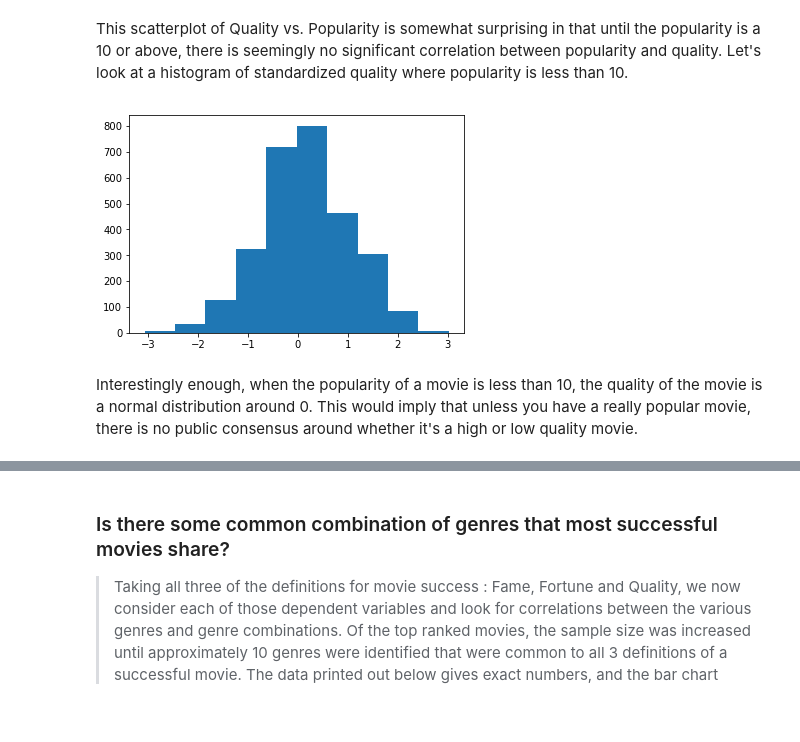
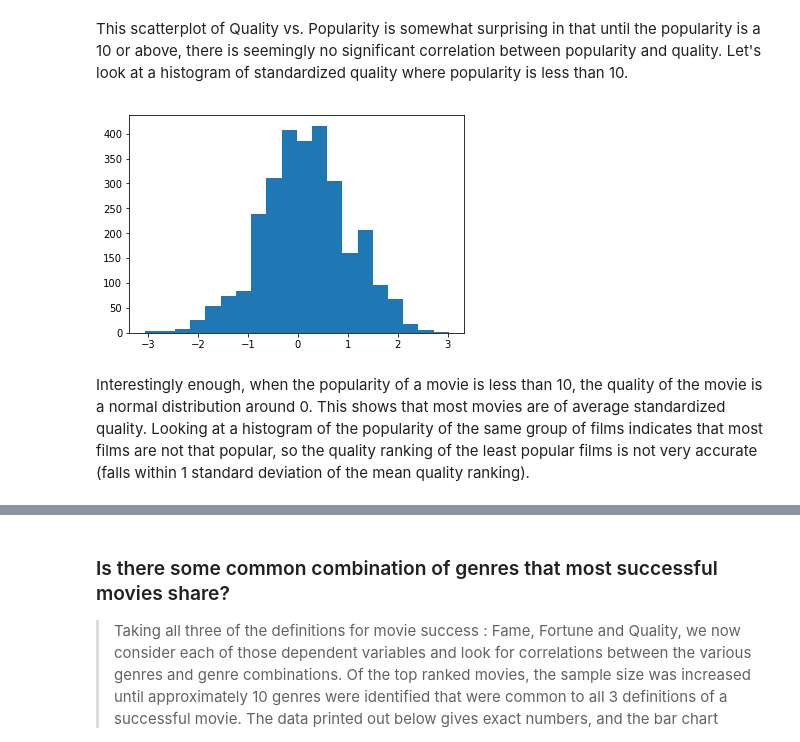
Before and after one commit to SandorAtTheZoo/UdacityDataAnalysisProject2, a Jupyter notebook: investigate-a-dataset-defineMovieSuccess.ipynb, the cells around one changed output, grey strips where cells are left out. Cells and saved outputs as stored; diff of their text form; code cells hidden in the pictures; blank space fills up the shorter version.

```diff
--- a/investigate-a-dataset-defineMovieSuccess.ipynb
+++ b/investigate-a-dataset-defineMovieSuccess.ipynb
@@ -333,8 +340,8 @@ Pearson's R of Quality vs. Popularity :  [ 0.26730552]
 This scatterplot of Quality vs. Popularity is somewhat surprising in that until the popularity is a 10 or above, there is seemingly no significant correlation between popularity and quality.  Let's look at a histogram of standardized quality where popularity is less than 10.
 # %%
 histQuality= dfPearsonPopular[dfPearsonPopular['popularityStandardized']<10]['voteValStandardized']
-plt.hist(histQuality.dropna());
+plt.hist(histQuality.dropna(),bins = 20);
 # %% [output]
-[figure, old version]
+[figure, new version]
 # %% [markdown]
-Interestingly enough, when the popularity of a movie is less than 10, the quality of the movie is a normal distribution around 0.  This would imply that unless you have a really popular movie, there is no public consensus around whether it's a high or low quality movie.
+Interestingly enough, when the popularity of a movie is less than 10, the quality of the movie is a normal distribution around 0.  This shows that most movies are of average standardized quality.  Looking at a histogram of the popularity of the same group of films indicates that most films are not that popular, so the quality ranking of the least popular films is not very accurate (falls within 1 standard deviation of the mean quality ranking).
```
Also changed, not shown: parts of 19 cells of this notebook.
